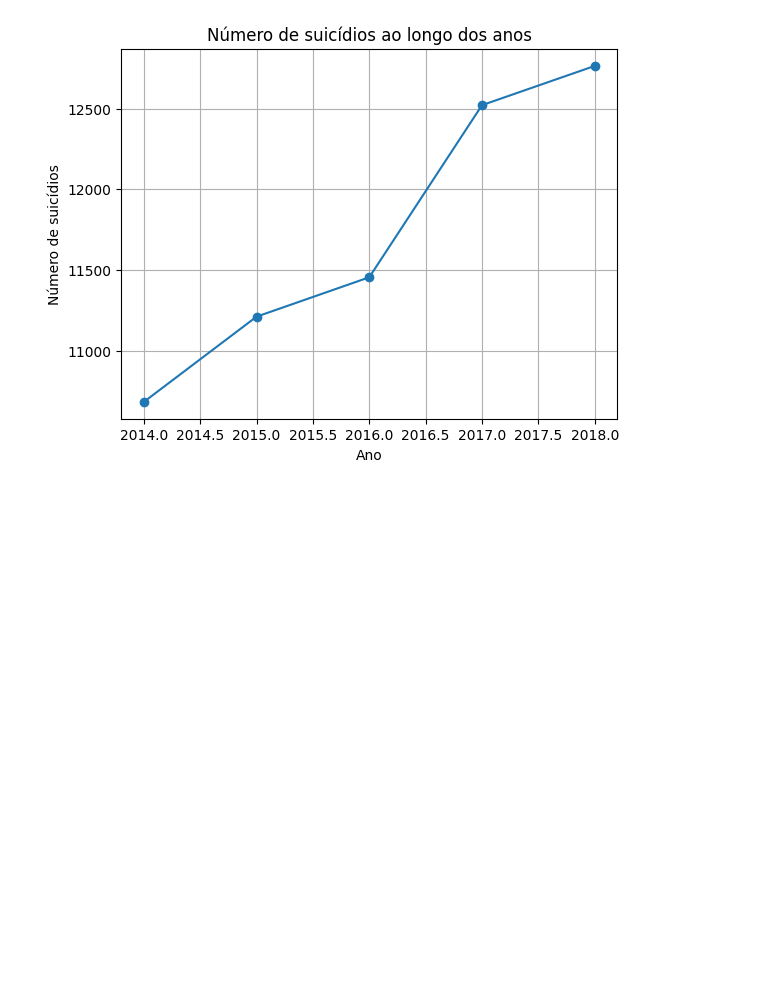
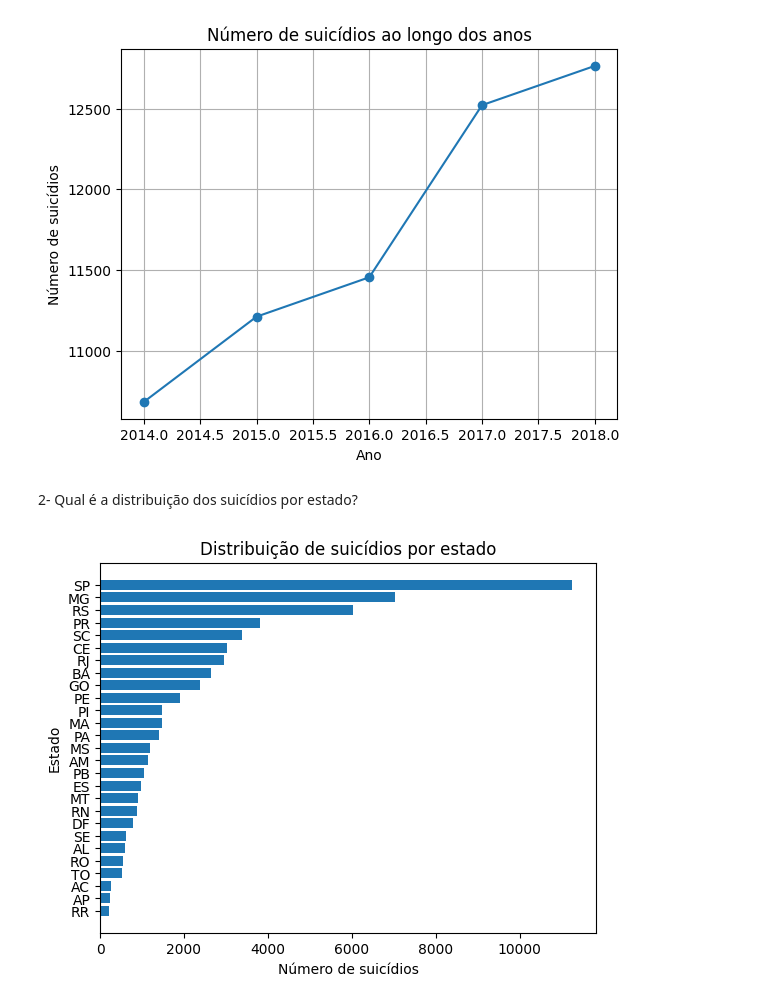
Before and after one commit to Joaogdiass/DataSciente-with-Matplotlib, a Jupyter notebook: DataScience.ipynb, the cells around one changed output. Saved outputs shown, nothing was run; the diff lists cells and outputs as text; code cells hidden in the pictures; blank space fills up the shorter version.

```diff
--- a/DataScience.ipynb
+++ b/DataScience.ipynb
@@ -44,3 +24,18 @@ plt.grid(True)
 plt.show()
 # %% [output]
 [figure]
+# %% [markdown]
+2- Qual é a distribuição dos suicídios por estado?
+# %%
+#Contar o número de suicídios por estado
+suicidios_por_estado = df_suicidio['estado'].value_counts()
+
+#Plotar o gráfico de barras horizontal
+plt.barh(suicidios_por_estado.index, suicidios_por_estado.values)
+plt.title('Distribuição de suicídios por estado')
+plt.xlabel('Número de suicídios')
+plt.gca().invert_yaxis()
+plt.ylabel('Estado')
+plt.show()
+# %% [output]
+[figure, added]
```
Also changed, not shown: parts of 15 cells of this notebook.
